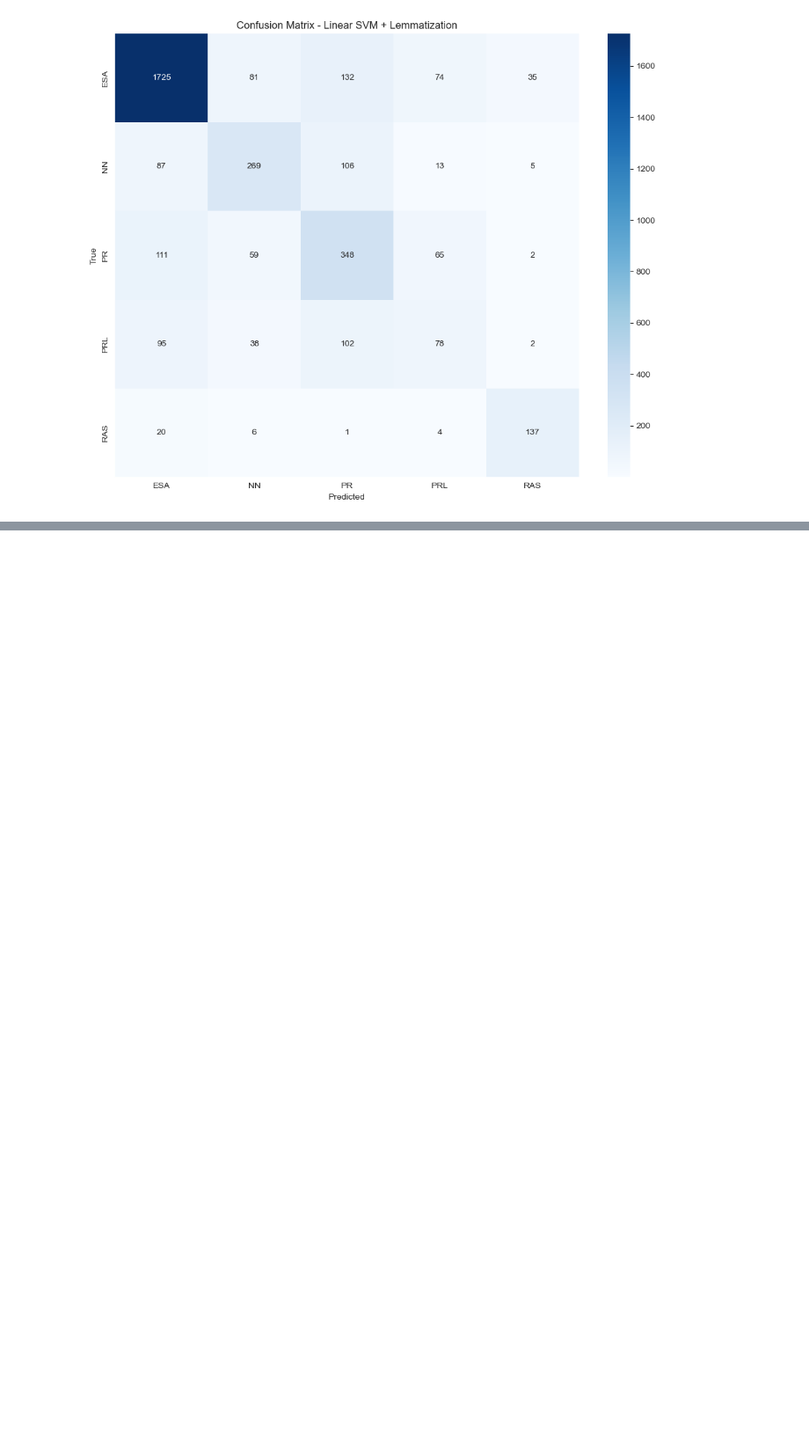
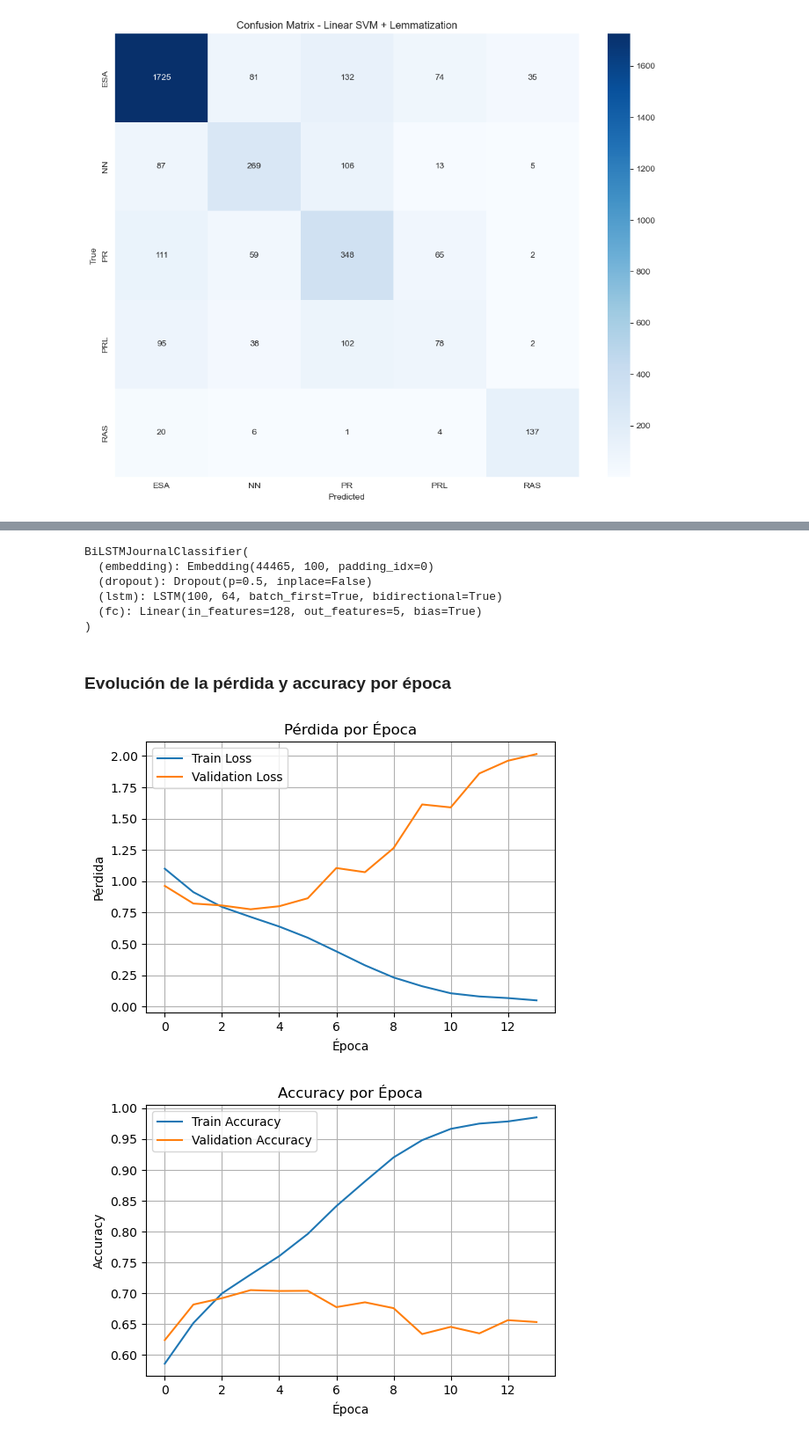
Before and after one commit to Tiago1615/CDI-Trabajo-de-curso-Recomendador-de-Revistas, a Jupyter notebook: Recomendador-Revistas.ipynb, the cells around one changed output, grey strips where cells are left out. Shown: that part at 88% size. Cells and saved outputs as stored; diff of their text form; code cells hidden in the pictures; blank space fills up the shorter version.

Commit message:
feat(NN Approach): Implement BiLSTM to use a NN approach

```diff
--- a/Recomendador-Revistas.ipynb
+++ b/Recomendador-Revistas.ipynb
@@ -693,0 +1038,9 @@ plot_confusion_matrix(
+# %%
+MAX_LEN = 300
+BATCH_SIZE = 32
+
+train_dataset = JournalDataset(X_train, y_train, vocab, label2idx, MAX_LEN)
+test_dataset  = JournalDataset(X_test,  y_test,  vocab, label2idx, MAX_LEN)
+
+train_loader = DataLoader(train_dataset, batch_size=BATCH_SIZE, shuffle=True)
+val_loader = DataLoader(test_dataset, batch_size=BATCH_SIZE, shuffle=False)
@@ -693,0 +1198,10 @@ plot_confusion_matrix(
+# %%
+model = BiLSTMJournalClassifier(
+    embedding_matrix=embedding_tensor,
+    hidden_dim=64,
+    num_classes=len(label2idx),
+    freeze_embeddings=False
+).to(device)
+
+criterion = nn.CrossEntropyLoss()
+optimizer = torch.optim.Adam(model.parameters(), lr=1e-3, weight_decay=1e-5)
@@ -693,0 +1323,38 @@ plot_confusion_matrix(
+# %%
+model.load_state_dict(torch.load("Models/BiLSTM_best_model/best_model.pth", weights_only=True))
+model.to(device)
+# %% [output]
+BiLSTMJournalClassifier(
+  (embedding): Embedding(44465, 100, padding_idx=0)
+  (dropout): Dropout(p=0.5, inplace=False)
+  (lstm): LSTM(100, 64, batch_first=True, bidirectional=True)
+  (fc): Linear(in_features=128, out_features=5, bias=True)
+)
+# %% [markdown]
+### Evolución de la pérdida y accuracy por época
+# %%
+def plot_model_performance(train_loss_history, val_loss_history, train_acc_history, val_acc_history):
+    plt.figure(figsize=(6,4))
+    plt.plot(train_loss_history, label="Train Loss")
+    plt.plot(val_loss_history, label="Validation Loss")
+    plt.xlabel("Época")
+    plt.ylabel("Pérdida")
+    plt.title("Pérdida por Época")
+    plt.legend()
+    plt.grid(True)
+    plt.show()
+
+    plt.figure(figsize=(6,4))
+    plt.plot(train_acc_history, label="Train Accuracy")
+    plt.plot(val_acc_history, label="Validation Accuracy")
+    plt.xlabel("Época")
+    plt.ylabel("Accuracy")
+    plt.title("Accuracy por Época")
+    plt.legend()
+    plt.grid(True)
+    plt.show()
+
+plot_model_performance(train_loss_history, val_loss_history, train_acc_history, val_acc_history)
+# %% [output]
+[figure, added]
+[figure, added]
```
Also changed, not shown: parts of 53 cells of this notebook, 3 other files.
